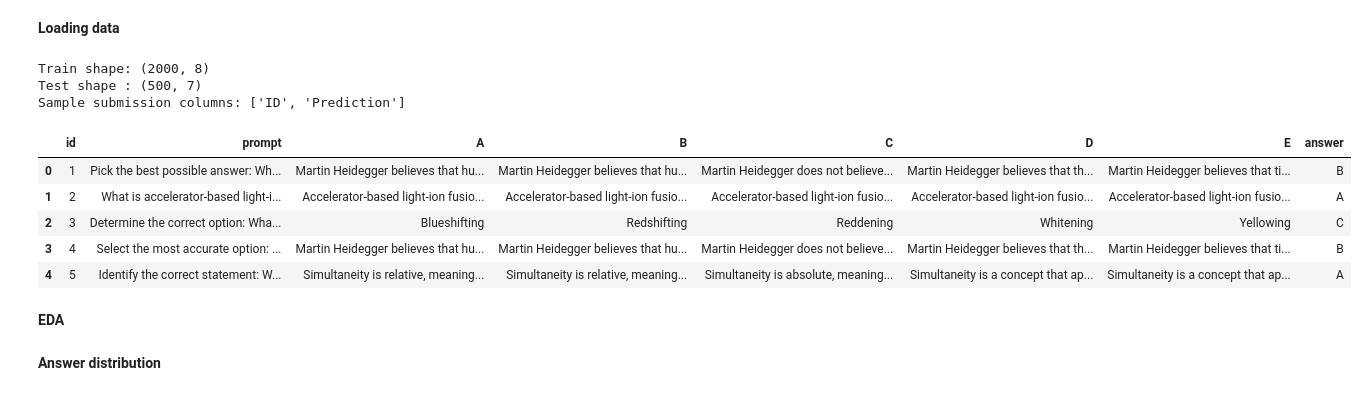
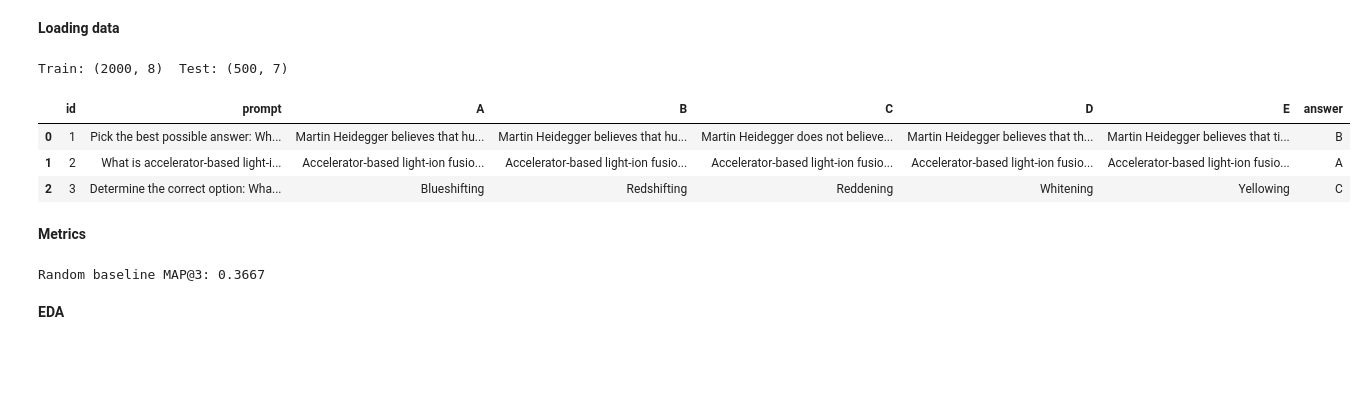
Before and after one commit to 22f1000828/DL-22f1000828-notebook-t22026, a Jupyter notebook: kaggle_notebook.ipynb, the cells around one changed output. Saved outputs shown, nothing was run; the diff lists cells and outputs as text; code cells hidden in the pictures; blank space fills up the shorter version.

```diff
--- a/kaggle_notebook.ipynb
+++ b/kaggle_notebook.ipynb
@@ -101,27 +104,47 @@ PROJECT = "DL-22f1000828-notebook-t22026"
 # %%
 train = pd.read_csv(TRAIN_PATH)
 test = pd.read_csv(TEST_PATH)
 sample = pd.read_csv(SAMPLE_PATH)
 
 for df in [train, test]:
     for col in ['prompt'] + LABELS:
         df[col] = df[col].fillna("")
 
-print("Train shape:", train.shape)
-print("Test shape :", test.shape)
-print("Sample submission columns:", list(sample.columns))
-train.head()
+train = train.reset_index(drop=True)
+test = test.reset_index(drop=True)
+
+y_true = np.array([L2I[a] for a in train['answer']])
+
+print("Train:", train.shape, " Test:", test.shape)
+train.head(3)
 # %% [output]
-Train shape: (2000, 8)
-Test shape : (500, 7)
-Sample submission columns: ['ID', 'Prediction']
+Train: (2000, 8)  Test: (500, 7)
 |  | id | prompt | A | B | C | D | E | answer |
 | 0 | 1 | Pick the best possible answer: Wh... | Martin Heidegger believes that hu... | Martin Heidegger believes that hu... | Martin Heidegger does not believe... | Martin Heidegger believes that th... | Martin Heidegger believes that ti... | B |
 | 1 | 2 | What is accelerator-based light-i... | Accelerator-based light-ion fusio... | Accelerator-based light-ion fusio... | Accelerator-based light-ion fusio... | Accelerator-based light-ion fusio... | Accelerator-based light-ion fusio... | A |
 | 2 | 3 | Determine the correct option: Wha... | Blueshifting | Redshifting | Reddening | Whitening | Yellowing | C |
-| 3 | 4 | Select the most accurate option: ... | Martin Heidegger believes that hu... | Martin Heidegger believes that hu... | Martin Heidegger does not believe... | Martin Heidegger believes that th... | Martin Heidegger believes that ti... | B |
-| 4 | 5 | Identify the correct statement: W... | Simultaneity is relative, meaning... | Simultaneity is relative, meaning... | Simultaneity is absolute, meaning... | Simultaneity is a concept that ap... | Simultaneity is a concept that ap... | A |
+# %% [markdown]
+**Metrics**
+# %%
+def map_at_3(probs, targets):
+    top3 = np.argsort(-probs, axis=1)[:, :3]
+    score = 0.0
+    for i in range(len(targets)):
+        for rank in range(3):
+            if top3[i][rank] == targets[i]:
+                score = score + 1.0 / (rank + 1)
+                break
+    return score / len(targets)
+
+
+def all_metrics(probs, targets):
+    preds = probs.argmax(axis=1)
+    return {"acc": accuracy_score(targets, preds),
+            "f1": f1_score(targets, preds, average='macro'),
+            "map3": map_at_3(probs, targets)}
+
+print("Random baseline MAP@3:", round((1 + 1/2 + 1/3) / 5, 4))
+# %% [output]
+Random baseline MAP@3: 0.3667
 # %% [markdown]
 **EDA**
-# %% [markdown]
-**Answer distribution**
```
Also changed, not shown: parts of 44 cells of this notebook.
